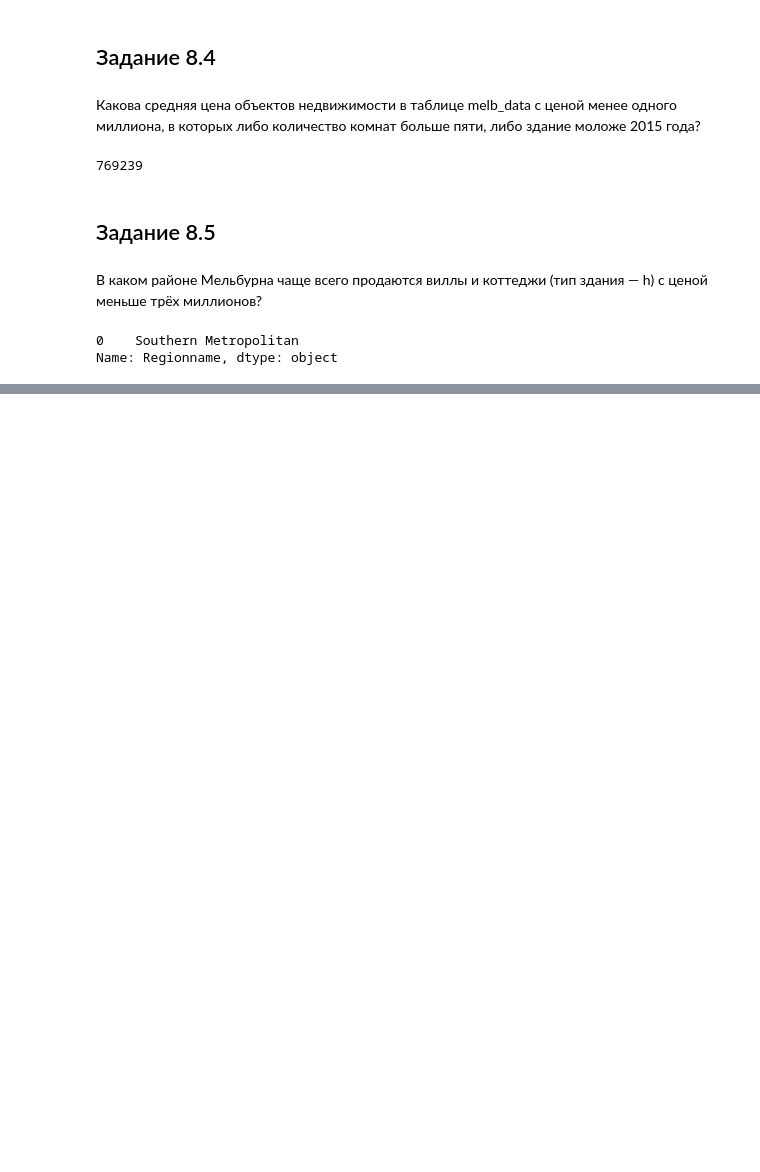
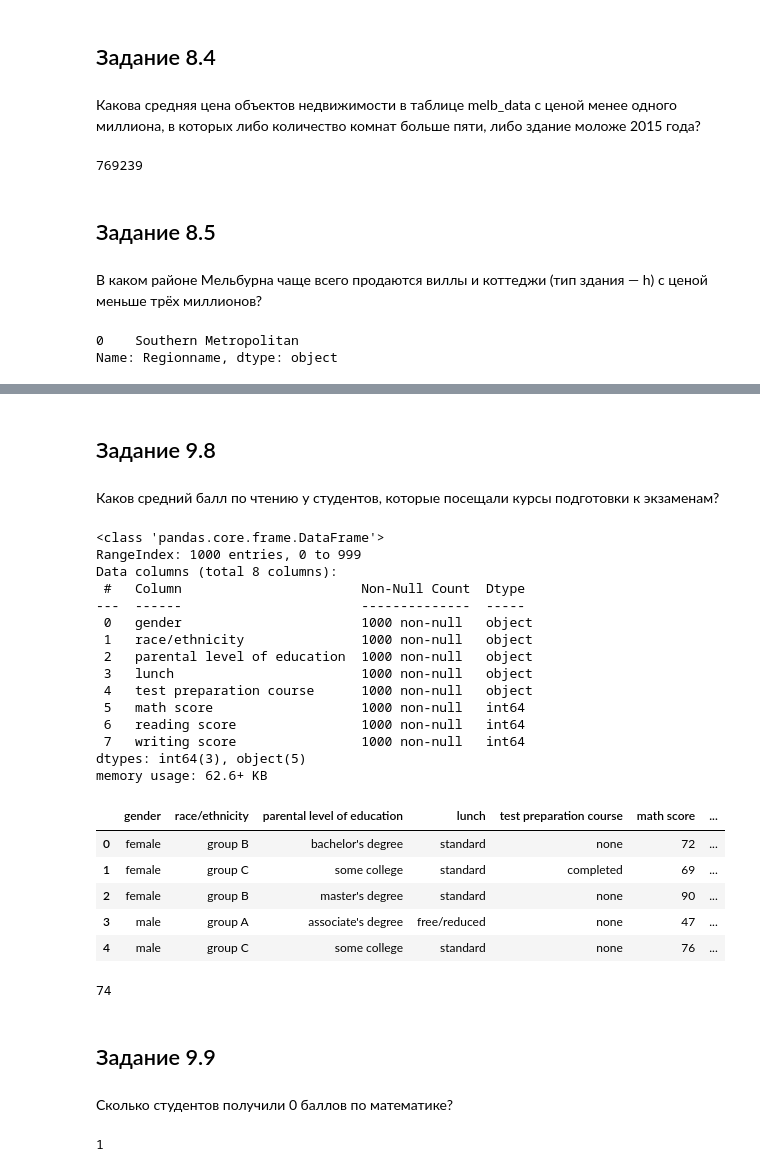
Before and after one commit to Barakuda12345g1/barakuda_rep_v6, a Jupyter notebook: barakuda_notebook/PY_10_pandas_librery_introduction/077. solidifying_pandas_library .ipynb, the cells around one changed output, grey strips where cells are left out. Drawn from its saved outputs; the diff is of its cells as text; code cells hidden in the pictures; blank space fills up the shorter version.

```diff
--- a/barakuda_notebook/PY_10_pandas_librery_introduction/077. solidifying_pandas_library .ipynb
+++ b/barakuda_notebook/PY_10_pandas_librery_introduction/077. solidifying_pandas_library .ipynb
@@ -331,0 +334,7 @@ Name: Regionname, dtype: object
+# %%
+# импортируем библиотеку pandas
+import pandas as pd
+
+
+# читаем таблицу из директории data
+student_data = pd.read_csv('data/students_performance.csv', sep=',')
@@ -331,0 +458,44 @@ Name: Regionname, dtype: object
+# %% [markdown]
+## Задание 9.8
+# %% [markdown]
+Каков средний балл по чтению у студентов, которые посещали курсы подготовки к экзаменам?
+# %%
+# узнаем информацию о столбце
+student_data.info()
+# узнаем как выглядит обьекты в столбце test preparation score
+display(student_data.head())
+# фильруем таблицу
+mask = student_data['test preparation course'] == 'completed'
+round(student_data[mask]['reading score'].mean())
+# %% [output]
+<class 'pandas.core.frame.DataFrame'>
+RangeIndex: 1000 entries, 0 to 999
+Data columns (total 8 columns):
+ #   Column                       Non-Null Count  Dtype
+---  ------                       --------------  -----
+ 0   gender                       1000 non-null   object
+ 1   race/ethnicity               1000 non-null   object
+ 2   parental level of education  1000 non-null   object
+ 3   lunch                        1000 non-null   object
+ 4   test preparation course      1000 non-null   object
+ 5   math score                   1000 non-null   int64
+ 6   reading score                1000 non-null   int64
+ 7   writing score                1000 non-null   int64
+dtypes: int64(3), object(5)
+memory usage: 62.6+ KB
+|  | gender | race/ethnicity | parental level of education | lunch | test preparation course | math score | ... |
+| 0 | female | group B | bachelor's degree | standard | none | 72 | ... |
+| 1 | female | group C | some college | standard | completed | 69 | ... |
+| 2 | female | group B | master's degree | standard | none | 90 | ... |
+| 3 | male | group A | associate's degree | free/reduced | none | 47 | ... |
+| 4 | male | group C | some college | standard | none | 76 | ... |
+74
+# %% [markdown]
+## Задание 9.9
+# %% [markdown]
+Сколько студентов получили 0 баллов по математике?
+# %%
+# оствляем в таблице только людей с оценкой 0 и считаем количество таких строк
+student_data[student_data['math score'] == 0]['math score'].shape[0]
+# %% [output]
+1
```
Also changed, not shown: parts of 30 cells of this notebook, 2 other files.
